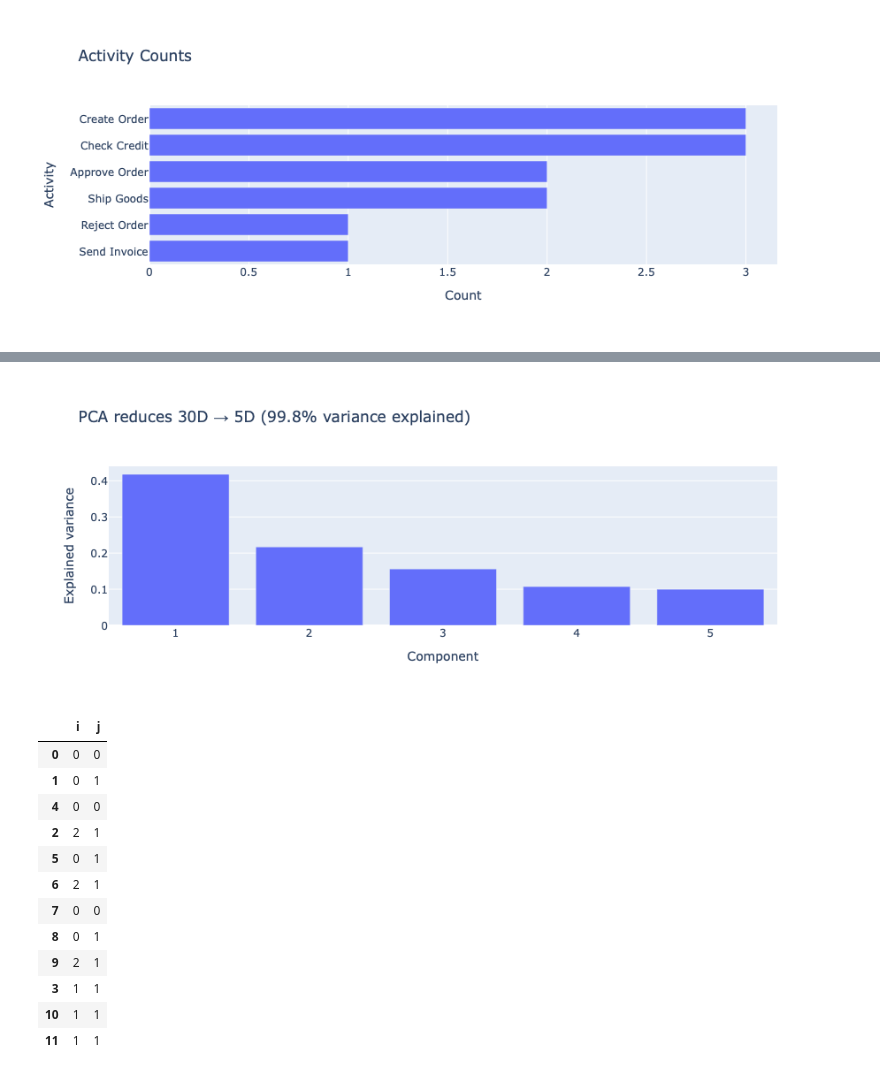
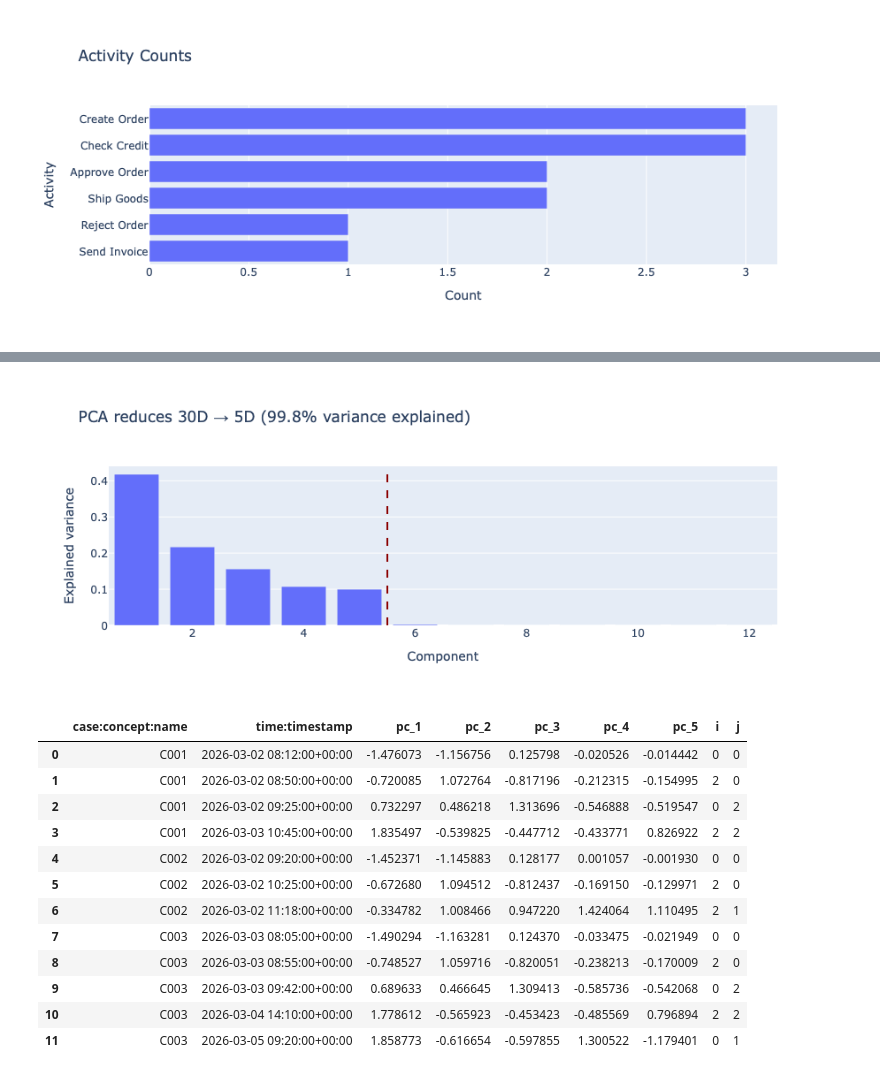
Before and after one commit to boraderen/thesis, a Jupyter notebook: notebooks/kairo-workspace/intra.ipynb, the cells around one changed output, grey strips where cells are left out. Cells and saved outputs as stored; diff of their text form; code cells hidden in the pictures.

Commit message:
som plotting functions done

```diff
--- a/notebooks/kairo-workspace/intra.ipynb
+++ b/notebooks/kairo-workspace/intra.ipynb
@@ -108,4 +109,6 @@ std_features
 # %%
-compressed_features, stats = kairo.compute_pca(std_features, explained_var=0.99)
-compressed_features
+pca = kairo.compute_pca(std_features)
+pca_plot = kairo.plot_pca_variances(pca)
+pca_plot.show()
+#pca
 # %% [output]
@@ -124,0 +116,3 @@ compressed_features
+# %%
+compressed_features = kairo.apply_pca(std_features, pca, cut_component=5)
+compressed_features
@@ -125,24 +133,25 @@ compressed_features
 # %%
-pca_plot = kairo.plot_pca_variances(stats)
+pca_plot = kairo.plot_pca_variances(pca, cut_component=5)
 pca_plot.show()
 # %% [output]
-[figure, old version]
+[figure, new version]
 # %%
-#clusters = kairo.compute_som(compressed_features, size=(3,3))
-clusters = kairo.compute_som(features, size=(3,3))
-clusters
+som = kairo.compute_som(compressed_features, size=(3,3))
+clusters = kairo.get_som_winners(compressed_features, som)
+df = pd.concat([compressed_features, clusters], axis=1)
+df
 # %% [output]
-|  | i | j |
-| 0 | 0 | 0 |
-| 1 | 0 | 1 |
-| 4 | 0 | 0 |
-| 2 | 2 | 1 |
-| 5 | 0 | 1 |
-| 6 | 2 | 1 |
-| 7 | 0 | 0 |
-| 8 | 0 | 1 |
-| 9 | 2 | 1 |
-| 3 | 1 | 1 |
-| 10 | 1 | 1 |
-| 11 | 1 | 1 |
+|  | case:concept:name | time:timestamp | pc_1 | pc_2 | pc_3 | pc_4 | pc_5 | i | j |
+| 0 | C001 | 2026-03-02 08:12:00+00:00 | -1.476073 | -1.156756 | 0.125798 | -0.020526 | -0.014442 | 0 | 0 |
+| 1 | C001 | 2026-03-02 08:50:00+00:00 | -0.720085 | 1.072764 | -0.817196 | -0.212315 | -0.154995 | 2 | 0 |
+| 2 | C001 | 2026-03-02 09:25:00+00:00 | 0.732297 | 0.486218 | 1.313696 | -0.546888 | -0.519547 | 0 | 2 |
+| 3 | C001 | 2026-03-03 10:45:00+00:00 | 1.835497 | -0.539825 | -0.447712 | -0.433771 | 0.826922 | 2 | 2 |
+| 4 | C002 | 2026-03-02 09:20:00+00:00 | -1.452371 | -1.145883 | 0.128177 | 0.001057 | -0.001930 | 0 | 0 |
+| 5 | C002 | 2026-03-02 10:25:00+00:00 | -0.672680 | 1.094512 | -0.812437 | -0.169150 | -0.129971 | 2 | 0 |
+| 6 | C002 | 2026-03-02 11:18:00+00:00 | -0.334782 | 1.008466 | 0.947220 | 1.424064 | 1.110495 | 2 | 1 |
+| 7 | C003 | 2026-03-03 08:05:00+00:00 | -1.490294 | -1.163281 | 0.124370 | -0.033475 | -0.021949 | 0 | 0 |
+| 8 | C003 | 2026-03-03 08:55:00+00:00 | -0.748527 | 1.059716 | -0.820051 | -0.238213 | -0.170009 | 2 | 0 |
+| 9 | C003 | 2026-03-03 09:42:00+00:00 | 0.689633 | 0.466645 | 1.309413 | -0.585736 | -0.542068 | 0 | 2 |
+| 10 | C003 | 2026-03-04 14:10:00+00:00 | 1.778612 | -0.565923 | -0.453423 | -0.485569 | 0.796894 | 2 | 2 |
+| 11 | C003 | 2026-03-05 09:20:00+00:00 | 1.858773 | -0.616654 | -0.597855 | 1.300522 | -1.179401 | 0 | 1 |
 # %%
```
Also changed, not shown: parts of 10 cells of this notebook, 4 other files.
